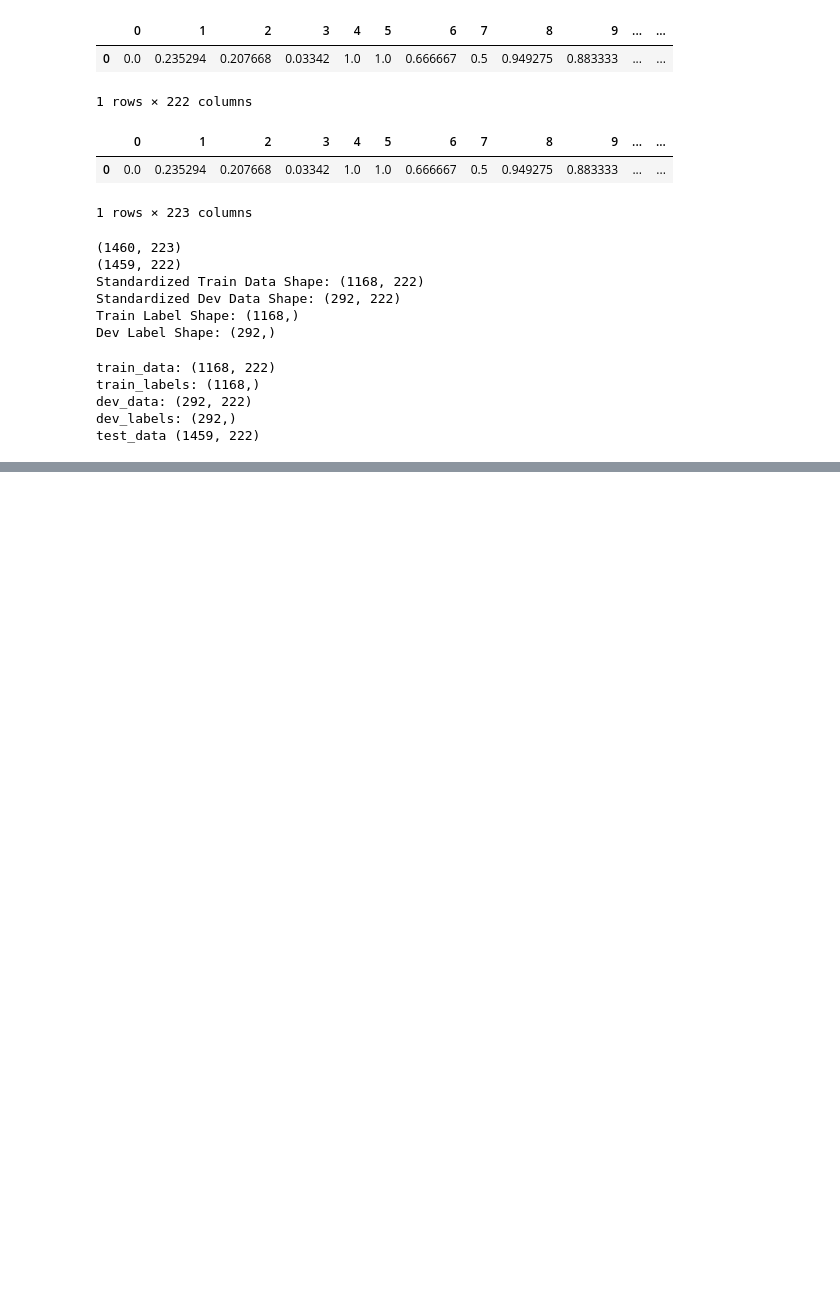
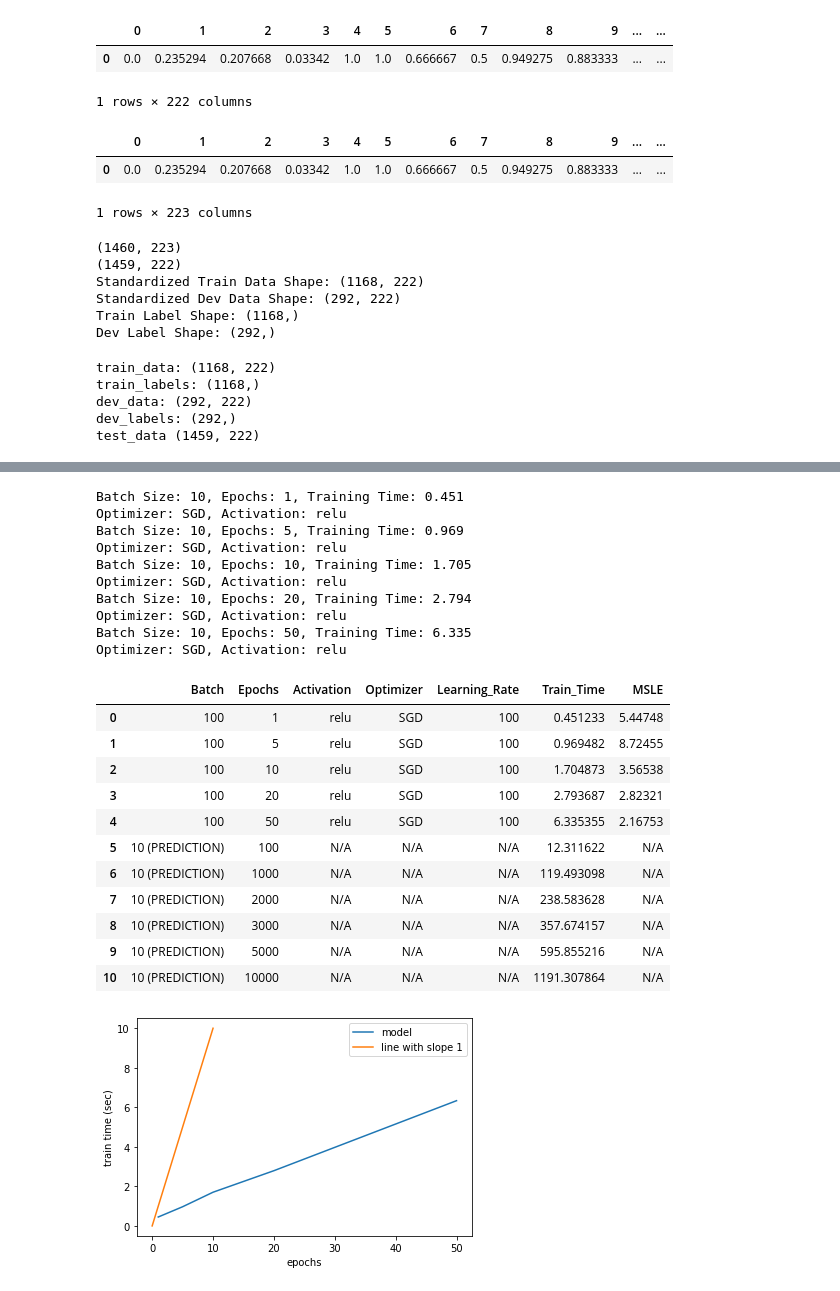
Before and after one commit to CSJohnLee/house_price_prediction, a Jupyter notebook: LeeNusaputraSawasaki_FinalProject.ipynb, the cells around one changed output, grey strips where cells are left out. Cells and saved outputs as stored; diff of their text form; code cells hidden in the pictures; blank space fills up the shorter version.

```diff
--- a/LeeNusaputraSawasaki_FinalProject.ipynb
+++ b/LeeNusaputraSawasaki_FinalProject.ipynb
@@ -629,0 +1000,55 @@ test_data (1459, 222)
+# %%
+#Generate models by varying epochs. Wish to gather time for training
+comp4={'Batch':[], 'Epochs':[], 'Activation':[], 'Optimizer':[], 'Learning_Rate':[], 'Train_Time':[],'MSLE':[]}
+epochss=[1,5,10,20,50]
+for epochs in epochss:
+    opti=optimizers.SGD(learning_rate=100)
+    model,history,prediction,train_time = nn_single_layer(batch=10, epochs=epochs, act='relu' , verb=0, opti=opti)
+    msle=mean_squared_log_error(dev_labels, prediction)
+    comp4 = fill_in_comp(comp4,batch,epochs,act,str(opti).split('.')[5].split(' ')[0],lr,train_time,msle)
+comp4_df=pd.DataFrame(comp4, columns=['Batch','Epochs','Activation','Optimizer','Learning_Rate','Train_Time','MSLE'])
+
+#plot training time versus epochs
+plt.plot(comp4_df['Epochs'], comp4_df['Train_Time'])
+plt.plot(np.linspace(0,10), np.linspace(0,10))
+plt.xlabel('epochs')
+plt.ylabel('train time (sec)')
+plt.legend(['model', 'line with slope 1'])
+
+#Predict training time with linear regressiona and add to dataframe
+lr = LinearRegression(fit_intercept=True)
+x=np.array(comp4['Epochs']).reshape(-1,1)
+y=np.array(comp4['Train_Time'])
+lr.fit(x,y)
+epoch_predict=[100,1000,2000,3000,5000,10000]
+prediction=lr.predict(np.array(epoch_predict).reshape(-1,1))
+for i in range(len(epoch_predict)):
+    new_row = {'Batch':'10 (PREDICTION)','Epochs':epoch_predict[i],'Activation':'N/A','Optimizer':'N/A',
+               'Learning_Rate':'N/A','Train_Time':prediction[i],'MSLE':'N/A'}
+    #append row to the dataframe
+    comp4_df = comp4_df.append(new_row, ignore_index=True)
+comp4_df
+# %% [output]
+Batch Size: 10, Epochs: 1, Training Time: 0.451
+Optimizer: SGD, Activation: relu
+Batch Size: 10, Epochs: 5, Training Time: 0.969
+Optimizer: SGD, Activation: relu
+Batch Size: 10, Epochs: 10, Training Time: 1.705
+Optimizer: SGD, Activation: relu
+Batch Size: 10, Epochs: 20, Training Time: 2.794
+Optimizer: SGD, Activation: relu
+Batch Size: 10, Epochs: 50, Training Time: 6.335
+Optimizer: SGD, Activation: relu
+|  | Batch | Epochs | Activation | Optimizer | Learning_Rate | Train_Time | MSLE |
+| 0 | 100 | 1 | relu | SGD | 100 | 0.451233 | 5.44748 |
+| 1 | 100 | 5 | relu | SGD | 100 | 0.969482 | 8.72455 |
+| 2 | 100 | 10 | relu | SGD | 100 | 1.704873 | 3.56538 |
+| 3 | 100 | 20 | relu | SGD | 100 | 2.793687 | 2.82321 |
+| 4 | 100 | 50 | relu | SGD | 100 | 6.335355 | 2.16753 |
+| 5 | 10 (PREDICTION) | 100 | N/A | N/A | N/A | 12.311622 | N/A |
+| 6 | 10 (PREDICTION) | 1000 | N/A | N/A | N/A | 119.493098 | N/A |
+| 7 | 10 (PREDICTION) | 2000 | N/A | N/A | N/A | 238.583628 | N/A |
+| 8 | 10 (PREDICTION) | 3000 | N/A | N/A | N/A | 357.674157 | N/A |
+| 9 | 10 (PREDICTION) | 5000 | N/A | N/A | N/A | 595.855216 | N/A |
+| 10 | 10 (PREDICTION) | 10000 | N/A | N/A | N/A | 1191.307864 | N/A |
+[figure, added]
```
Also changed, not shown: parts of 54 cells of this notebook, 1 other file.
